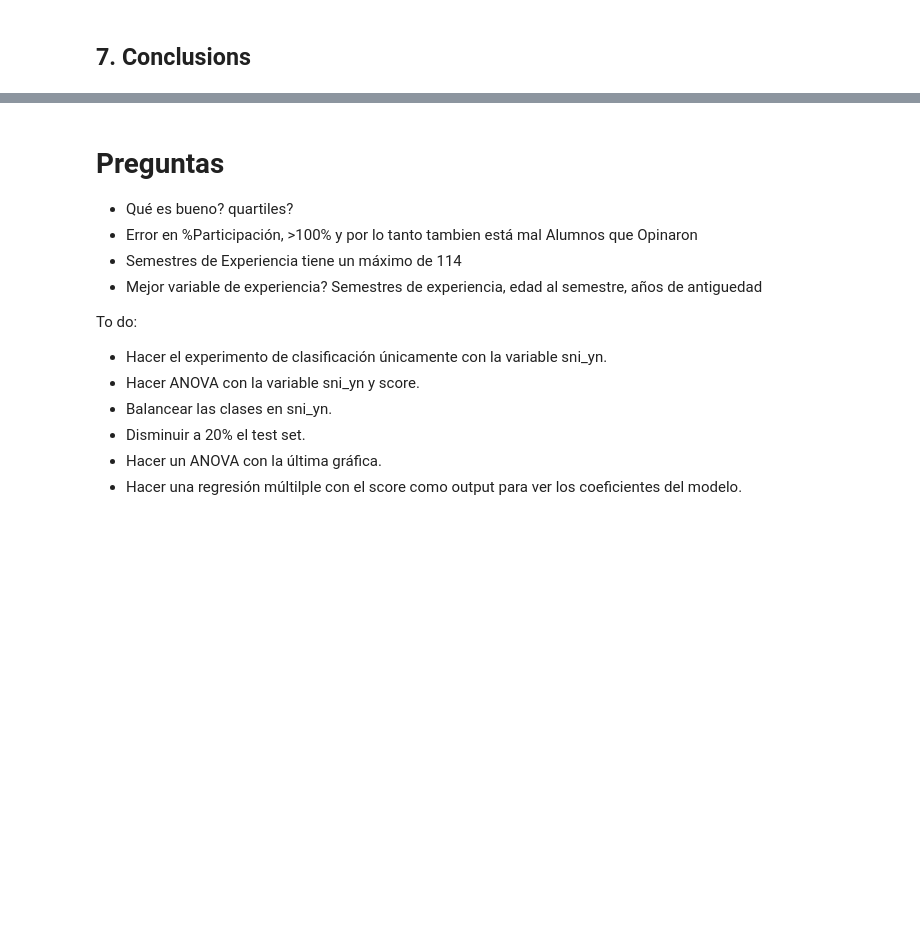
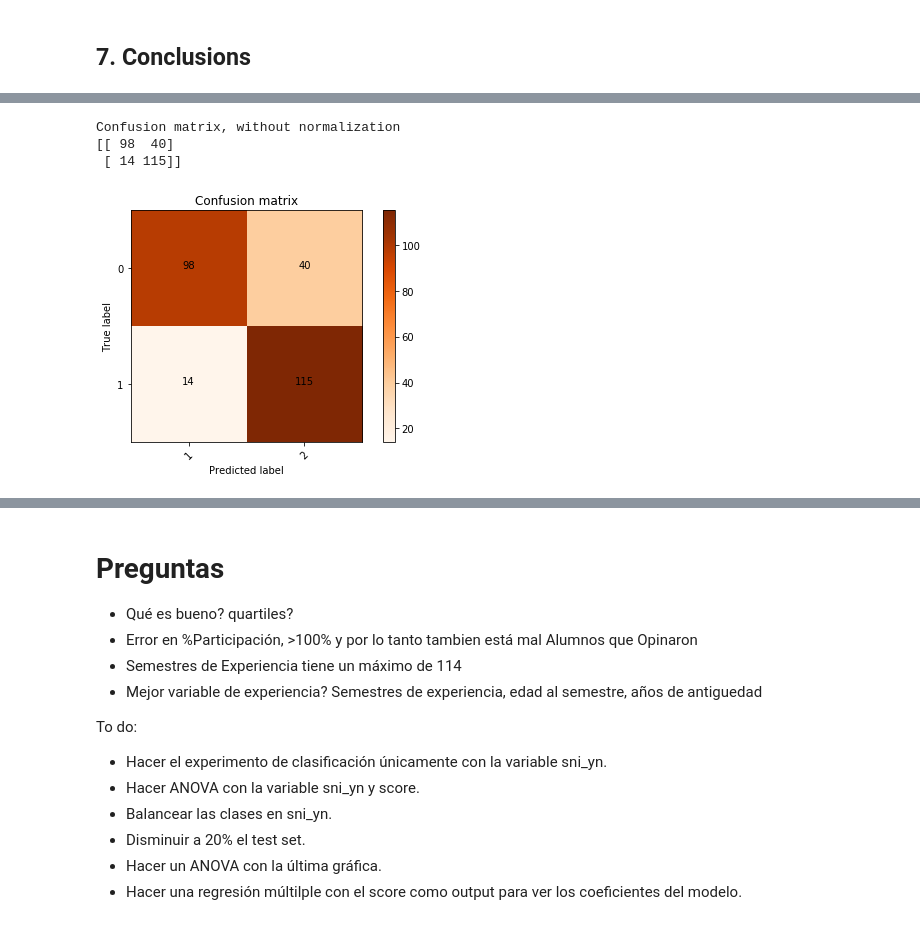
Before and after one commit to luissedas/da-project, a Jupyter notebook: DA-FinalProject.ipynb, the cells around one changed output, grey strips where cells are left out. Drawn from its saved outputs; the diff is of its cells as text; code cells hidden in the pictures; blank space fills up the shorter version.

```diff
--- a/DA-FinalProject.ipynb
+++ b/DA-FinalProject.ipynb
@@ -388,0 +1011,4 @@ NO SNI & Undergraduate 13847
+# %%
+X = df_upsampled
+cond1 = (X.score >= X.score.quantile(0.5)).replace([True,False],[1,0])
+X['score_category'] = cond1 # Creates a binary variable
@@ -388,0 +1083,4 @@ NO SNI & Undergraduate 13847
+# %%
+for i in X_0:
+    X_0[i] = X_0[i].astype('float64')
+y_0 = y_0.astype('float64')
@@ -388,0 +1109,3 @@ NO SNI & Undergraduate 13847
+# %%
+y_pred = logreg.predict(X_test)
+print('Accuracy of logistic regression classifier on test set: {:.2f}'.format(logreg.score(X_test, y_test)))
@@ -388,0 +1139,39 @@ NO SNI & Undergraduate 13847
+# %%
+#https://stackoverflow.com/questions/40264763/how-can-i-make-my-confusion-matrix-plot-only-1-decimal-in-python
+import itertools
+import numpy as np
+
+def plot_confusion_matrix(cm, title='Confusion matrix', cmap=plt.cm.Oranges):
+    plt.imshow(cm, interpolation='nearest', cmap=cmap)
+    plt.title(title)
+    plt.colorbar()
+    tick_marks = np.arange(len(df_professor_dum.score_category.unique()))
+    plt.xticks(tick_marks, rotation=45)
+    ax = plt.gca()
+    ax.set_xticklabels((ax.get_xticks() +1).astype(str))
+    plt.yticks(tick_marks)
+
+    thresh = cm.max() / 2.
+    for i, j in itertools.product(range(cm.shape[0]), range(cm.shape[1])):
+        plt.text(j, i, cm[i, j],
+                 horizontalalignment="center",
+                 color="black" if cm[i, j] > thresh else "black")
+
+    plt.tight_layout()
+    plt.ylabel('True label')
+    plt.xlabel('Predicted label')
+# %%
+from sklearn.metrics import confusion_matrix
+confusion_matrix = confusion_matrix(y_test, y_pred)
+cm = confusion_matrix
+np.set_printoptions(precision=1) #!!!!!!!!!!!!!!!!!!!!!!!!!!!!!!
+print('Confusion matrix, without normalization')
+print(cm)
+fig, ax = plt.subplots()
+plot_confusion_matrix(cm)
+plt.show()
+# %% [output]
+Confusion matrix, without normalization
+[[ 98  40]
+ [ 14 115]]
+[figure, added]
```
Also changed, not shown: parts of 86 cells of this notebook.
